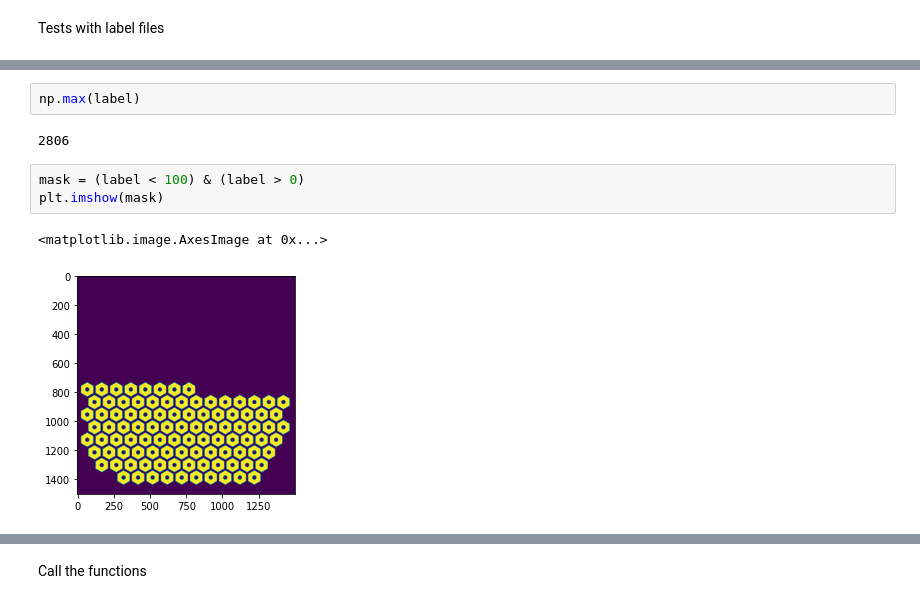
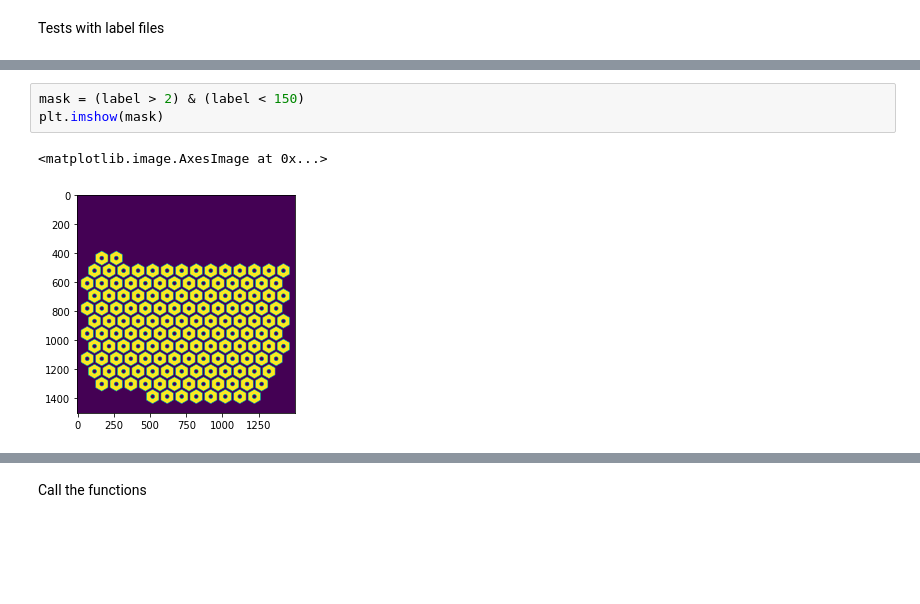
Before and after one commit to PalankerLab/RPSim, a Jupyter notebook: run_stages/image_generation.ipynb, the cells around one changed output, grey strips where cells are left out. Drawn from its saved outputs; the diff is of its cells as text; blank space fills up the shorter version.

```diff
--- a/run_stages/image_generation.ipynb
+++ b/run_stages/image_generation.ipynb
@@ -232,10 +195,6 @@ plt.imshow(label[1200:1350, 1200:1350])
-# %%
-np.max(label)
-# %% [output]
-2806
 # %%
-mask = (label < 100) & (label > 0)
+mask = (label > 2) & (label < 150)
 plt.imshow(mask)
 # %% [output]
 <matplotlib.image.AxesImage at 0x...>
-[figure, old version]
+[figure, new version]
```
Also changed, not shown: parts of 22 cells of this notebook, 1 other file.
